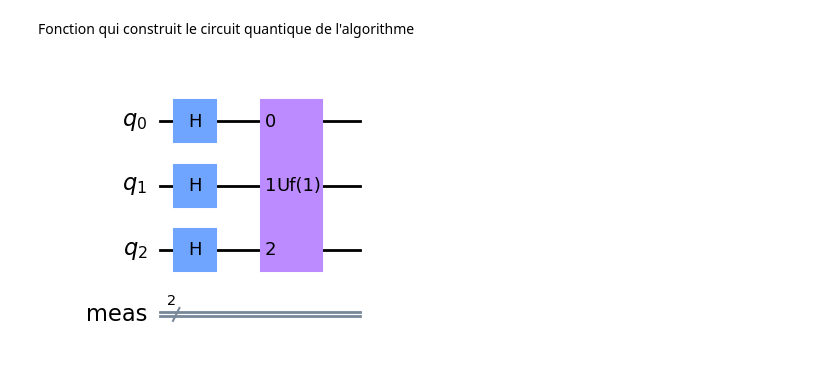
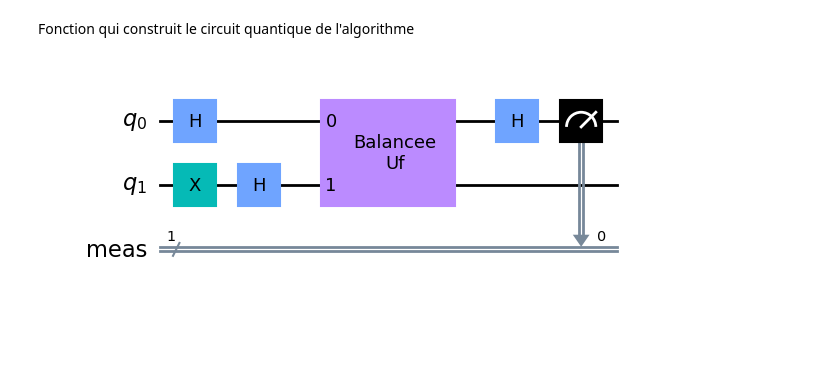
Before and after one commit to doij1301/BSQ110_Projet1, a Jupyter notebook: Deustch_Jozsa.ipynb, the cells around one changed output. Drawn from its saved outputs; the diff is of its cells as text; code cells hidden in the pictures; blank space fills up the shorter version.

```diff
--- a/Deustch_Jozsa.ipynb
+++ b/Deustch_Jozsa.ipynb
@@ -52,30 +54,53 @@ oracle_Deustch_Joza(3, False, 4).draw("mpl")
 # %% [markdown]
 Fonction qui construit le circuit quantique de l'algorithme
-# %%
-def algo(nb_qbits, constante, num_fonction = - 1):
-    qreg = QuantumRegister(nb_qbits+1, "q")
-    creg = ClassicalRegister(nb_qbits, "meas")
-    circuit = QuantumCircuit(qreg, creg)
-
-    if constante == True :
-        if num_fonction < 0:
-            num_fonction = rd.randint(0, 1)
-        type_fonction = "Constante"
-
-    else :
-        if num_fonction < 0:
-            num_fonction = rd.randint(0, nb_qbits)
-        type_fonction = "Balance"
-
-    oracle_gate = oracle_Deustch_Joza(nb_qbits, constante, num_fonction).to_gate(label = f"Uf({num_fonction})")
-    for i in range(nb_qbits+1):
-        circuit.h(i)
-
-    circuit.append(oracle_gate, range(0, nb_qbits+1))
-
-    return circuit
-
-
-algo(2, True, 1).draw('mpl')
-# %% [output]
-[figure, removed]
+# %%
+# Si num_fonction n'est pas entré ou est négatif, le numéro sera choisis au hasard
+# Si constante(La fonction est-elle constante?) n'est pas égale à True ou False (1 ou 0), la valeur de véritée est choisie au hasard
+def circuit_Deustch_Jozsa(nb_qbits, num_fonction = - 1, constante = 2):
+    qreg = QuantumRegister(nb_qbits+1, "q")
+    creg = ClassicalRegister(nb_qbits, "meas")
+    circuit = QuantumCircuit(qreg, creg)
+
+    if constante != True and constante !=False:
+        constante = rd.randint(0, 1)
+
+    if constante == True :
+        type_fonction = "Constante"
+        if num_fonction < 0:
+            num_fonction = rd.randint(0, 1)
+        if num_fonction > 1:
+            print("Il y a uniquement 2 fonction constantes (0 et 1). On suppose que vous avez entré 0")
+            num_fonction = 0
+    else :
+        type_fonction = "Balancee"
+
+        # Si le numéro de la fonction est négatif, choisir le numéro au hasard parmis toute les possibilitées (avec et sans la porte x cette fois)
+        if num_fonction < 0:
+            nb_possibility = 1
+            for i in range(1, nb_qbits):
+                nb_possibility *= 2
+                nb_possibility += 1
+            nb_possibility *= 2
+            num_fonction = rd.randint(0, nb_possibility-1)
+
+
+    oracle_gate = oracle_Deustch_Joza(nb_qbits, num_fonction, constante).to_gate(label = f"{type_fonction}\nUf") # Effacer «{type_fonction}/n» si on veut cacher le fait que la fonction soit balancée ou constante
+
+    # Ajout des portes avant l'oracle
+    circuit.x(nb_qbits)
+    for i in range(nb_qbits+1):
+        circuit.h(i)
+
+    # Ajout de l'oracle
+    circuit.append(oracle_gate, range(0, nb_qbits+1))
+
+    # Ajout des éléments après l'oracle
+    for i in range(nb_qbits):
+        circuit.h(i)
+    for i in range(nb_qbits):
+        circuit.measure(i, i)
+
+
+    return circuit
+# %% [output]
+[figure, added]
```
Also changed, not shown: parts of 4 cells of this notebook, 1 other file.
